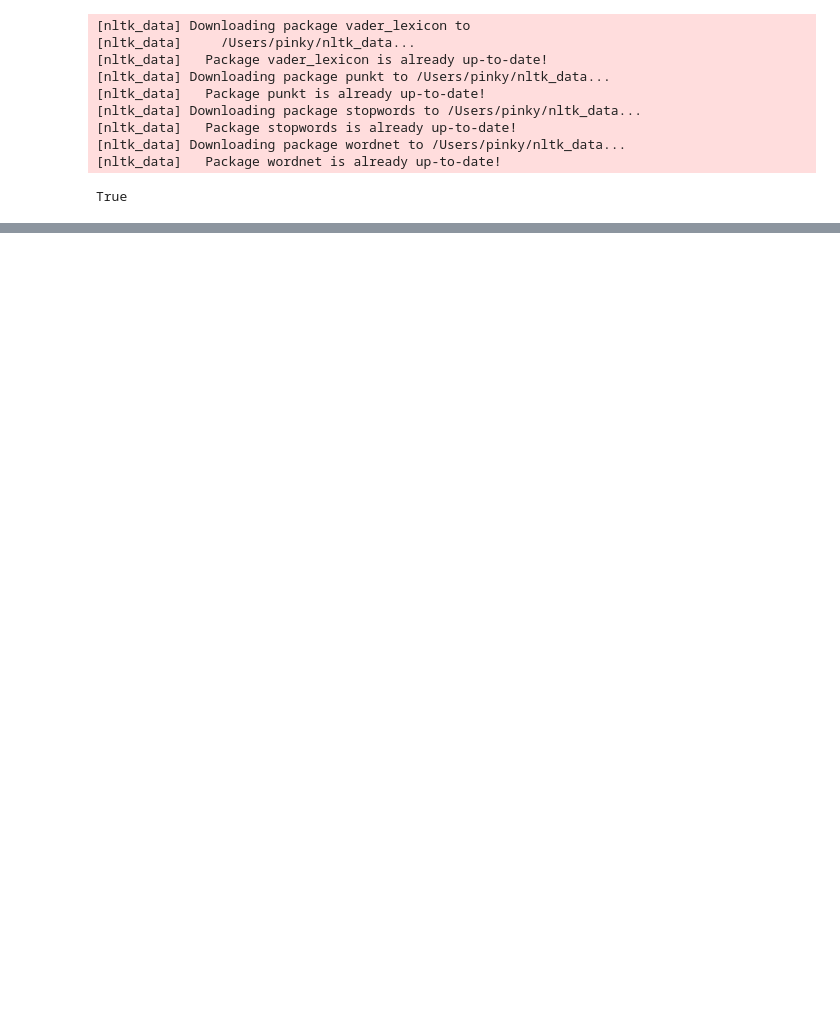
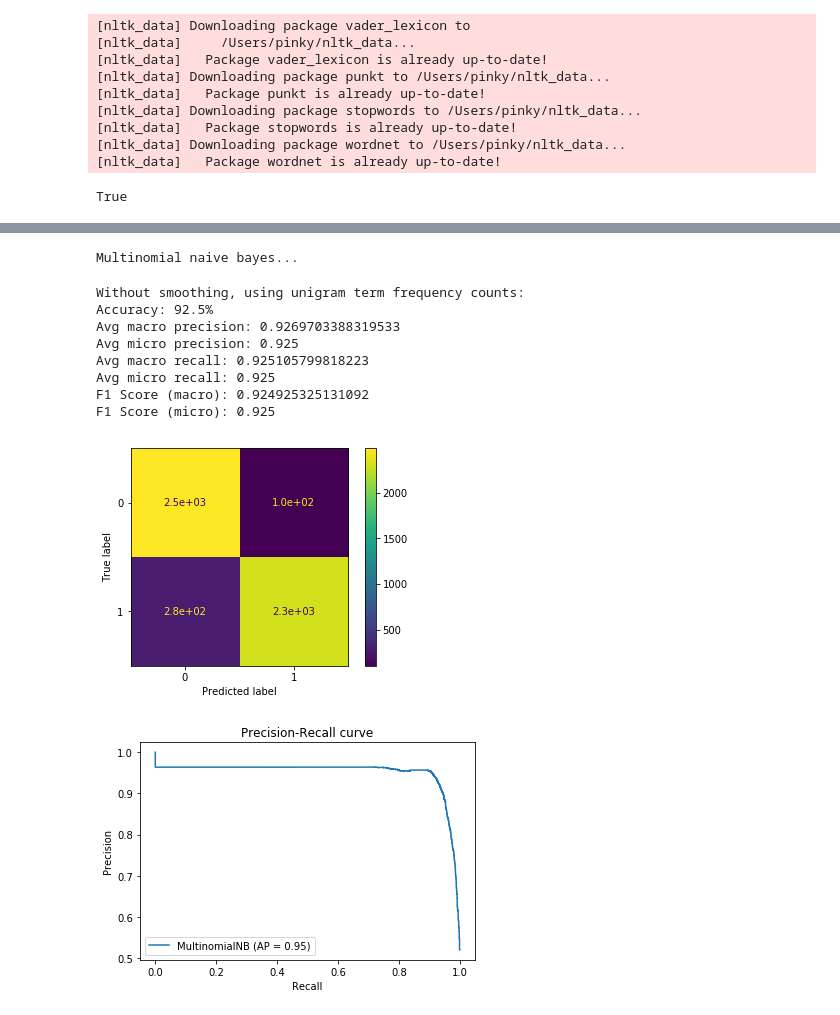
Before and after one commit to pinkychauhan89/CourseProject, a Jupyter notebook: FakeNewsClassifier.ipynb, the cells around one changed output, grey strips where cells are left out. Saved outputs shown, nothing was run; the diff lists cells and outputs as text; code cells hidden in the pictures; blank space fills up the shorter version.

```diff
--- a/FakeNewsClassifier.ipynb
+++ b/FakeNewsClassifier.ipynb
@@ -341,0 +314,8 @@ print(Accuracy*100)
+# %%
+#Unigram term frequency matrix
+
+count_vectorizer = CountVectorizer(analyzer='word')
+count_vectorizer.fit(df_x)
+unigram_term_freq_matrix = count_vectorizer.transform(df_x)
+print("\nunigram_term_freq_matrix:")
+print(unigram_term_freq_matrix)
@@ -341,0 +340,8 @@ print(Accuracy*100)
+# %%
+#Unigram tf-idf matrix
+
+tfidf_transformer = TfidfTransformer()
+tfidf_transformer.fit(unigram_term_freq_matrix)
+unigram_tfidf_matrix = tfidf_transformer.transform(unigram_term_freq_matrix)
+print("\nunigram_tfidf_matrix:")
+print(unigram_tfidf_matrix)
@@ -341,0 +446,4 @@ print(Accuracy*100)
+# %%
+#Unigram term frequency matrix split
+
+train_x_unigram_tf, test_x_unigram_tf, train_y_unigram_tf, test_y_unigram_tf = train_test_split(unigram_term_freq_matrix, df_y)
@@ -341,0 +469,38 @@ print(Accuracy*100)
+# %%
+
+def assess_model_performance(classifier, test_x, test_y):
+    true_y = test_y
+    pred_y = classifier.predict(test_x)
+    print("Accuracy: " + str((classifier.score(test_x, true_y))*100) + "%")
+    print("Avg macro precision: " + str(precision_score(true_y, pred_y, average='macro')))
+    print("Avg micro precision: " + str(precision_score(true_y, pred_y, average='micro')))
+    print("Avg macro recall: " + str(recall_score(true_y, pred_y, average='macro')))
+    print("Avg micro recall: " + str(recall_score(true_y, pred_y, average='micro')))
+    print("F1 Score (macro): " + str(f1_score(true_y, pred_y, average='macro')))
+    print("F1 Score (micro): " + str(f1_score(true_y, pred_y, average='micro')))
+    plot_confusion_matrix(classifier, test_x, true_y)
+    disp = plot_precision_recall_curve(classifier, test_x, true_y)
+    disp.ax_.set_title('Precision-Recall curve')
+# %%
+#NAIVE BAYES (MULTINOMIAL)
+
+print("Multinomial naive bayes...")
+# %% [output]
+Multinomial naive bayes...
+# %%
+
+print("\nWithout smoothing, using unigram term frequency counts:")
+mnb_unigram_tf = MultinomialNB(alpha=1.0e-10)
+mnb_unigram_tf.fit(train_x_unigram_tf, train_y_unigram_tf)
+assess_model_performance(mnb_unigram_tf, test_x_unigram_tf, test_y_unigram_tf)
+# %% [output]
+Without smoothing, using unigram term frequency counts:
+Accuracy: 92.5%
+Avg macro precision: 0.9269703388319533
+Avg micro precision: 0.925
+Avg macro recall: 0.925105799818223
+Avg micro recall: 0.925
+F1 Score (macro): 0.924925325131092
+F1 Score (micro): 0.925
+[figure, added]
+[figure, added]
```
Also changed, not shown: parts of 85 cells of this notebook, 3 other files.
